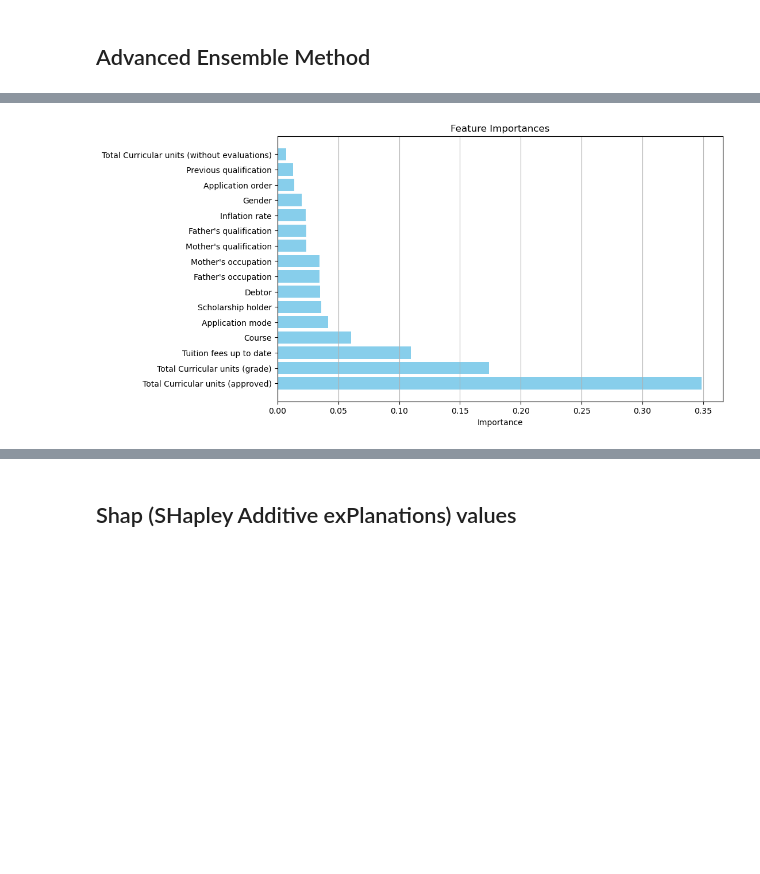
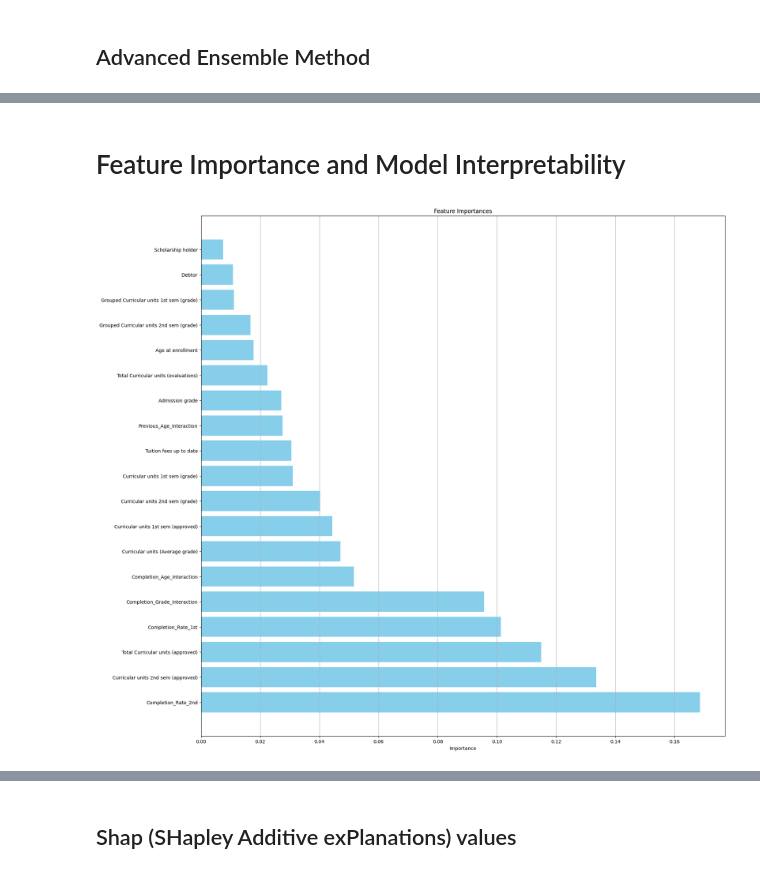
Before and after one commit to ChidiUmeh/3signet-Projects, a Jupyter notebook: week 5 Task/models optimization.ipynb, the cells around one changed output, grey strips where cells are left out. Cells and saved outputs as stored; diff of their text form; code cells hidden in the pictures; blank space fills up the shorter version.

Commit message:
week 6 in progress

```diff
--- a/week 5 Task/models optimization.ipynb
+++ b/week 5 Task/models optimization.ipynb
@@ -18,4 +29,5 @@ warnings.filterwarnings('ignore')
 # %%
-school_df = pd.read_csv('../week 4 Task/updated_data.csv', index_col=0)
-X = school_df.drop('Target_encoded', axis=1)
-y = school_df['Target_encoded']
+school_df = pd.read_csv('/content/drive/MyDrive/3signet-Projects/week 3 Task/new_data.csv', index_col=0)
+X = school_df.drop('Target', axis=1)
+y = school_df['Target']
+X.columns
@@ -194,0 +360,2 @@ randomizedsearch(svm, params_svm)
+# %%
+svm = SVC(probability=True,C=1,gamma=0.1)
@@ -279,0 +1020,26 @@ weighted avg       0.87      0.87      0.87       885
+# %%
+from sklearn.ensemble import VotingClassifier
+
+# Create a voting classifier with the optimized base models
+voting_clf = VotingClassifier(estimators=[
+    ('rf', RandomForestClassifier(max_depth = None,max_features = 'sqrt',min_samples_leaf = 1,min_samples_split = 2,n_estimators = 600, random_state=42)),
+    ('svc', SVC(probability=True, C = 20, gamma = 0.001, random_state=42)),
+    ('logreg', LogisticRegression(C=0.001, class_weight=None,max_iter=800, multi_class='auto', penalty=None, solver='saga',random_state=42)),
+    ('dt', DecisionTreeClassifier(criterion='entropy', max_depth=7, max_features='sqrt', min_samples_leaf=8, min_samples_split=8, splitter='best',random_state=42)),
+    ('xgb', XGBClassifier(colsample_bytree=1.0,gamma=0.1,learning_rate=0.1,max_depth=9,min_child_weight=1.0,n_estimators=200,subsample=0.6,random_state=42)),
+    ('gbt', GradientBoostingClassifier(n_estimators=500,min_samples_split=6,min_samples_leaf= 5,learning_rate = 0.1,max_depth = 5,max_features= 'log2',subsample = 1,random_state=42))
+], voting='soft')  # Use soft voting for probability-based predictions
+
+# Train the voting classifier
+voting_clf.fit(X_train, y_train)
+
+train_pred =  voting_clf.predict(X_train)
+test_pred = voting_clf.predict(X_test)
+model_pred_proba= voting_clf.predict_proba(X_test)[:,1]
+print('training accuracy: ',accuracy_score(train_pred,y_train))
+print('testing accuracy: ',accuracy_score(test_pred,y_test))
+scores = cross_val_score(voting_clf, X_train, y_train, cv=10)  # 10-fold cross-validation
+print("Mean cross-validation score:", np.mean(scores))
+print('roc_auc: ', roc_auc_score(y_test,model_pred_proba))
+print("Confusion matrix:\n", confusion_matrix(y_test, test_pred))
+print("Classification report:\n", classification_report(y_test, test_pred))
@@ -280,19 +1095,21 @@ weighted avg       0.87      0.87      0.87       885
+# %% [markdown]
+#  Feature Importance and Model Interpretability
 # %%
 # Train a Random Forest model
-model = RandomForestClassifier(n_estimators= 300,max_features='sqrt',max_depth= 9,criterion='gini',class_weight='balanced', random_state=42)
+model = RandomForestClassifier(max_depth = None,max_features = 'sqrt',min_samples_leaf = 1,min_samples_split = 2,n_estimators = 600, random_state=42)
 model.fit(X_train, y_train)
 
 # Get feature importances
 importances = model.feature_importances_
-feature_importances = pd.DataFrame({'Feature': X.columns, 'Importance': importances})
-feature_importances = feature_importances.sort_values(by='Importance', ascending=False)
+rf_importances = pd.DataFrame({'Feature': X.columns, 'Importance': importances})
+rf_importances = rf_importances.sort_values(by='Importance', ascending=False)
 
 # Plot feature importances
-plt.figure(figsize=(10, 6))
-plt.barh(feature_importances['Feature'], feature_importances['Importance'], color='skyblue')
+plt.figure(figsize=(20, 20))
+plt.barh(rf_importances['Feature'], rf_importances['Importance'], color='skyblue')
 plt.xlabel('Importance')
 plt.title('Feature Importances')
 plt.grid(axis='x')
 plt.show()
 # %% [output]
-[figure, old version]
+[figure, new version]
```
Also changed, not shown: parts of 81 cells of this notebook, 12 other files.
